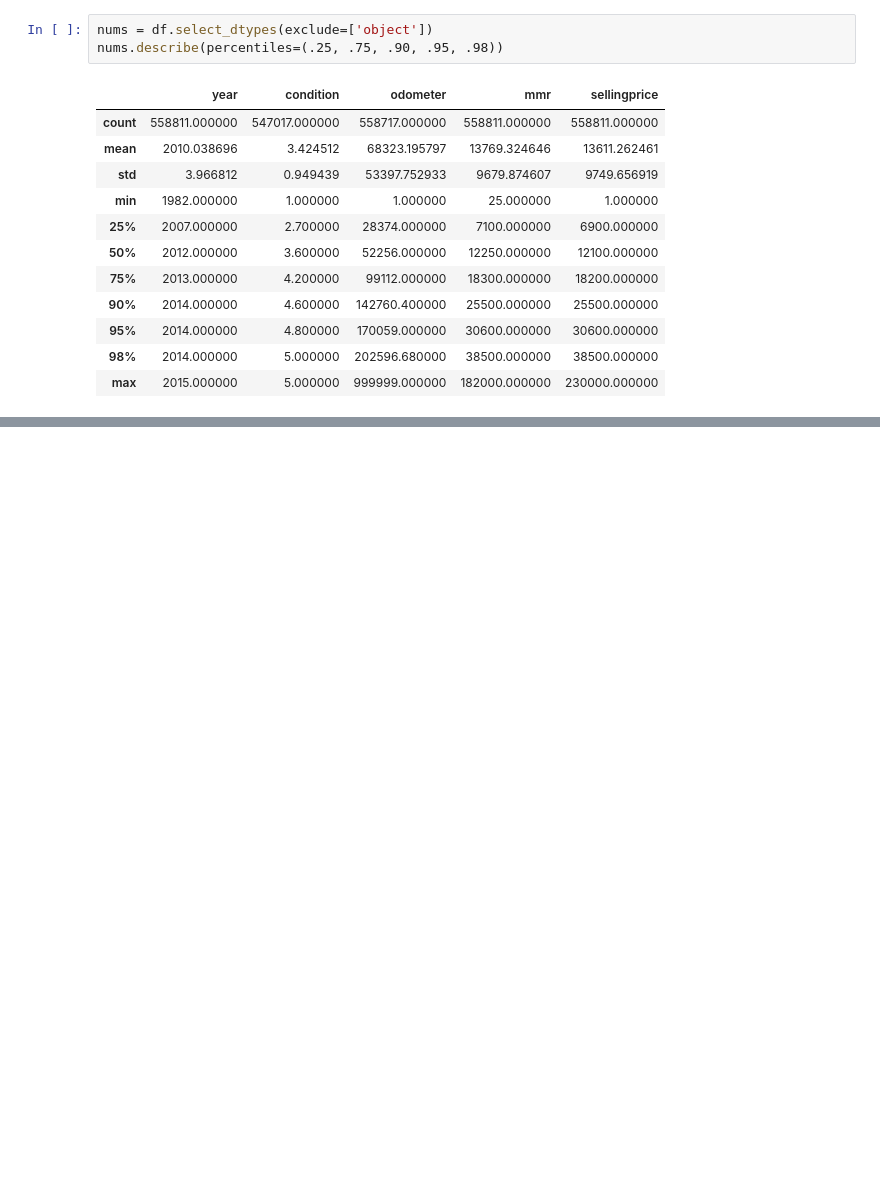
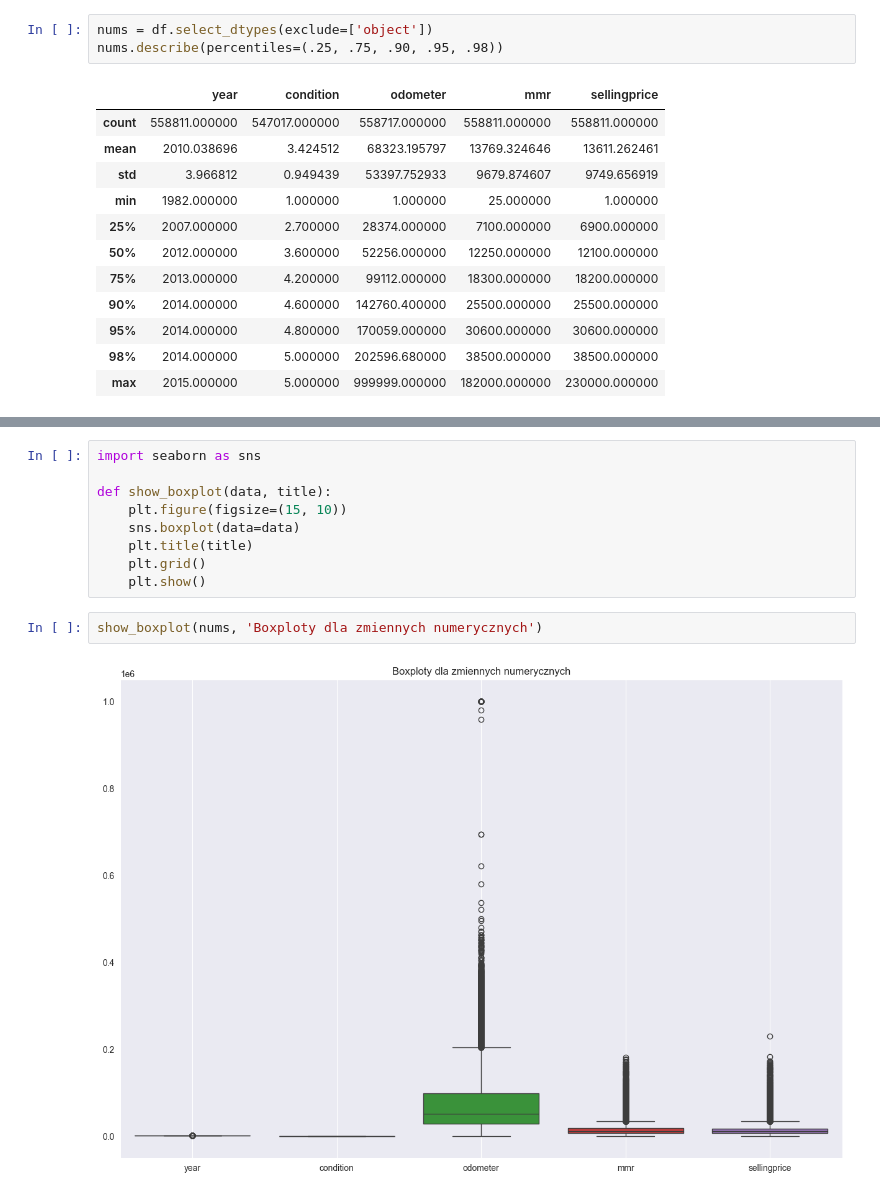
Before and after one commit to RafMat159/MOW_II_Projekt_I, a Jupyter notebook: Used _Car_Auction_Prices_1.ipynb, the cells around one changed output, grey strips where cells are left out. Drawn from its saved outputs; the diff is of its cells as text; blank space fills up the shorter version.

```diff
--- a/Used _Car_Auction_Prices_1.ipynb
+++ b/Used _Car_Auction_Prices_1.ipynb
@@ -109,3 +123,16 @@ non_nums.describe()
 | unique | 96 | 973 | 1975 | 86 | 2 | 550296 | 38 | 20 | 17 | 14264 | ... |
 | top | Ford | Altima | Base | Sedan | automatic | wbanv13588cz57827 | fl | black | black | nissan-infiniti lt | ... |
 | freq | 93554 | 19349 | 55817 | 199437 | 475914 | 5 | 82945 | 110970 | 244325 | 19693 | ... |
+# %%
+import seaborn as sns
+
+def show_boxplot(data, title):
+    plt.figure(figsize=(15, 10))
+    sns.boxplot(data=data)
+    plt.title(title)
+    plt.grid()
+    plt.show()
+# %%
+show_boxplot(nums, 'Boxploty dla zmiennych numerycznych')
+# %% [output]
+[figure, added]
```
Also changed, not shown: parts of 36 cells of this notebook.
